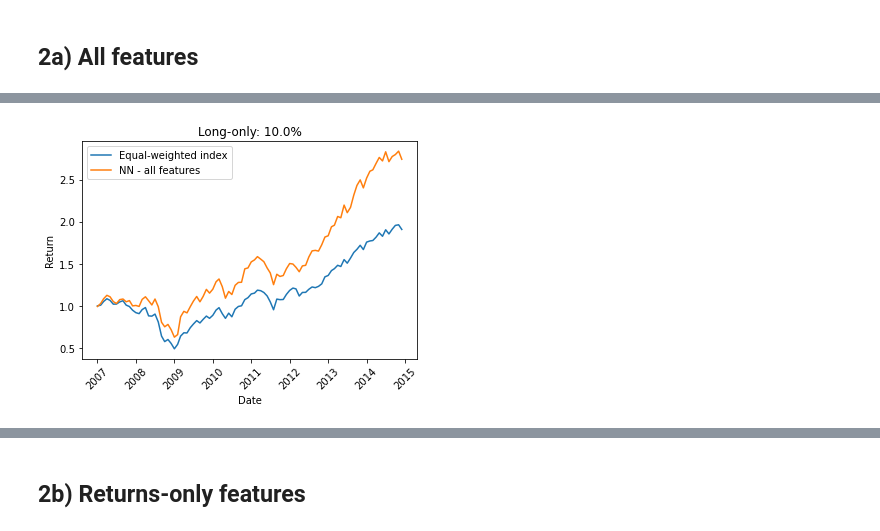
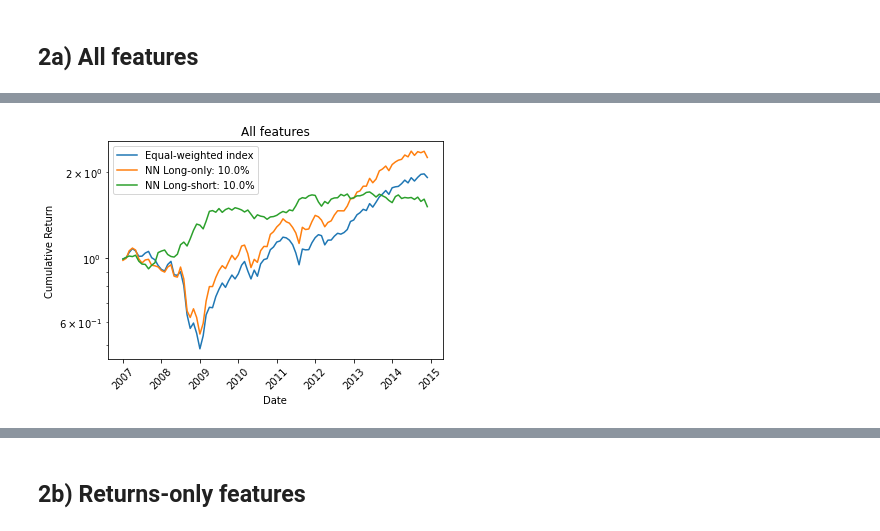
Before and after one commit to pyliut/CSMOM_HT22, a Jupyter notebook: NNwithMACD_TomLiu.ipynb, the cells around one changed output, grey strips where cells are left out. Drawn from its saved outputs; the diff is of its cells as text; code cells hidden in the pictures.

```diff
--- a/NNwithMACD_TomLiu.ipynb
+++ b/NNwithMACD_TomLiu.ipynb
@@ -198,13 +202,12 @@ def create_NN(hidden, dropout, input_dim, is_regression = True, is_search = Fals
 
     if is_search:
         opt = optimizers.Adam(learning_rate=learning_rate)
-        if is_regression:
+        if is_regression == True:
             model.compile(optimizer = opt, loss = 'mean_squared_logarithmic_error', metrics = ['mean_squared_logarithmic_error'])
+        elif is_regression == "brier":
+            model.compile(optimizer = opt, loss = custom_brier, metrics = ['accuracy'])
         else:
-            if is_regression == "brier":
-                model.compile(optimizer = opt, loss = custom_brier, metrics = ['AUC'])
-            else:
-                model.compile(optimizer = opt, loss = 'binary_crossentropy', metrics = ['AUC'])
+            model.compile(optimizer = opt, loss = 'binary_crossentropy', metrics = ['accuracy'])
 
     return model
 # %%
@@ -215,7 +218,7 @@ def train_NN(model, x_train, y_train, x_test, y_test, learning_rate = 0.1, is_re
     #create optimiser
     opt = optimizers.Adam(learning_rate=learning_rate)
     if is_regression:
-        loss_fn = keras.losses.MeanSquaredLogarithmicError()
+        loss_fn = keras.losses.MeanSquaredError()
     else:
         loss_fn = keras.losses.CategoricalCrossentropy()
         if is_regression == "brier":
@@ -529,7 +585,7 @@ np.random.seed(seed)
 tf.random.set_seed(seed)
 
 #portfolio params
-k = 3                #transaction costs in bps
+k = 5                #transaction costs in bps
 pct = 0.1            #proportion of the portfolio long
 is_short = False     #whether to use long-short portfolio
 
@@ -553,7 +609,7 @@ hidden = [300,300,300, 200, 200, 100, 100, 50]
 dropout = 0.1
 is_regression = False
 learning_rate = 0.1
-num_epochs = 10
+num_epochs = 3
 # %% [markdown]
 ## 2a) All features
 # %%
@@ -588,24 +686,26 @@ Training Set: 29259, Test Set: 46829, Validation Set: 41243
 # %%
 #calculate cost-adjusted returns & plot
 #portfolio params defined in 1d
 
-#for brier
-#pct = 0.1
-
 returns_matrix, weight_matrix, rank_table, model_output = get_Matrices(clf_all, x_test, df_test,is_regression = is_regression, pct = pct, is_short = is_short, company_name = df_train.columns[0])
 rets, cumrets = calc_returns(returns_matrix, weight_matrix = weight_matrix, k = k)
+
+returns_matrix_short, weight_matrix_short, rank_table_short, model_output_short = get_Matrices(clf_all, x_test, df_test,is_regression = is_regression, pct = pct, is_short = True, company_name = df_train.columns[0])
+rets_short, cumrets_short = calc_returns(returns_matrix_short, weight_matrix = weight_matrix_short, k = k)
 
 #calculate return & weight matrix for base strat - i.e. long 100%
 returns_matrix_equal, weight_matrix_equal, rank_table_equal, model_output = get_Matrices(clf_all, x_test, df_test,is_regression = is_regression, pct = 1, is_short = False, company_name = df_train.columns[0])
 rets_equal, cumrets_equal = calc_returns(returns_matrix_equal, weight_matrix = weight_matrix_equal, k = k)
 
 plt.plot(cumrets_equal.index, cumrets_equal, label = "Equal-weighted index")
-plt.plot(cumrets.index, cumrets, label = "NN - all features")
+plt.plot(cumrets.index, cumrets, label = "NN Long-only: " + str(pct*100) + "%")
+plt.plot(cumrets_short.index, cumrets_short, label = "NN Long-short: " + str(pct*100) + "%")
 plt.legend();
 plt.xlabel("Date");
 plt.xticks(rotation = 45);
-plt.ylabel("Return")
-#plt.yscale("log")
-plt.title("Long-only: " + str(pct*100) + "%");
+plt.ylabel("Cumulative Return")
+plt.yscale("log")
+plt.title("All features");
+plt.savefig("Figures/TL_TestCLF_Short.png")
 # %% [output]
-[figure, old version]
+[figure, new version]
```
Also changed, not shown: parts of 123 cells of this notebook.
